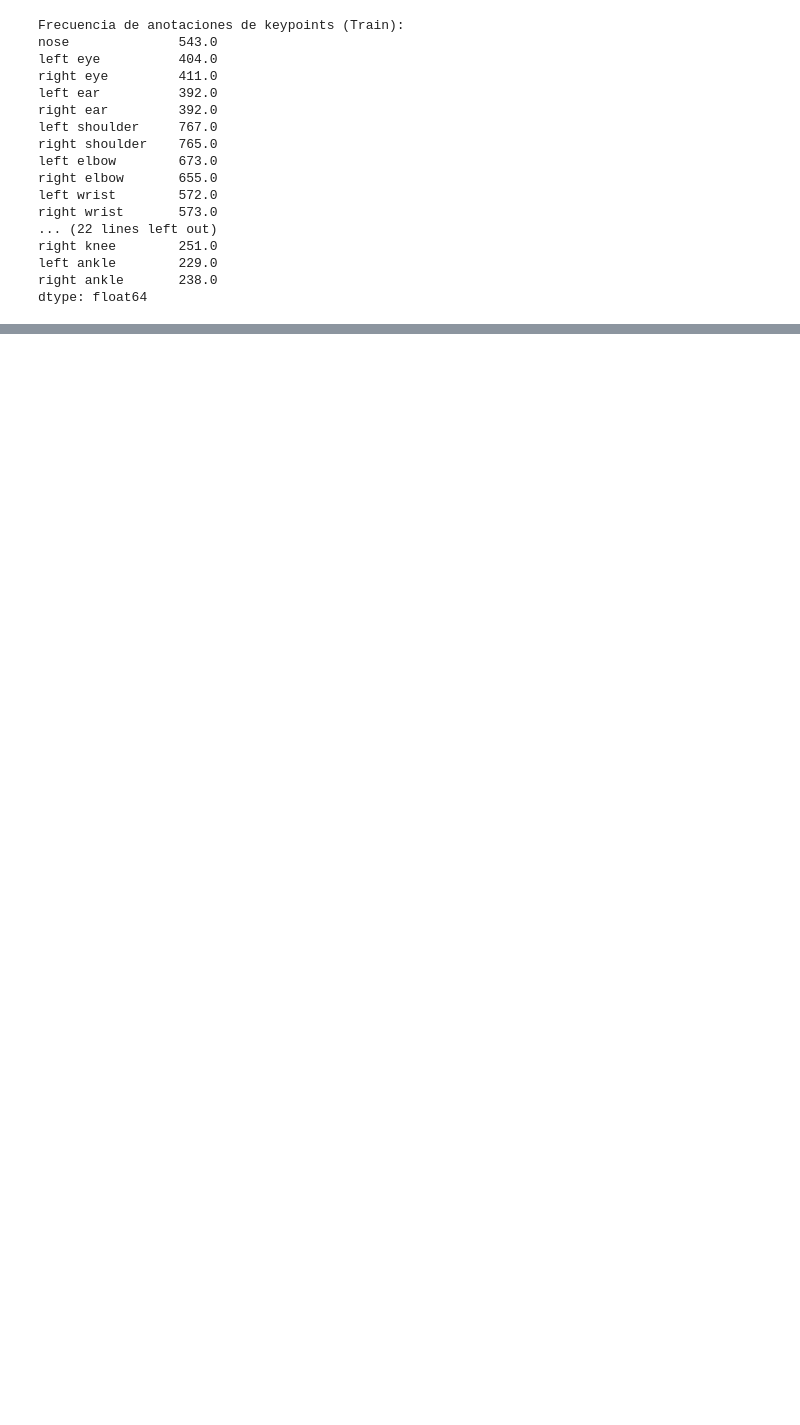
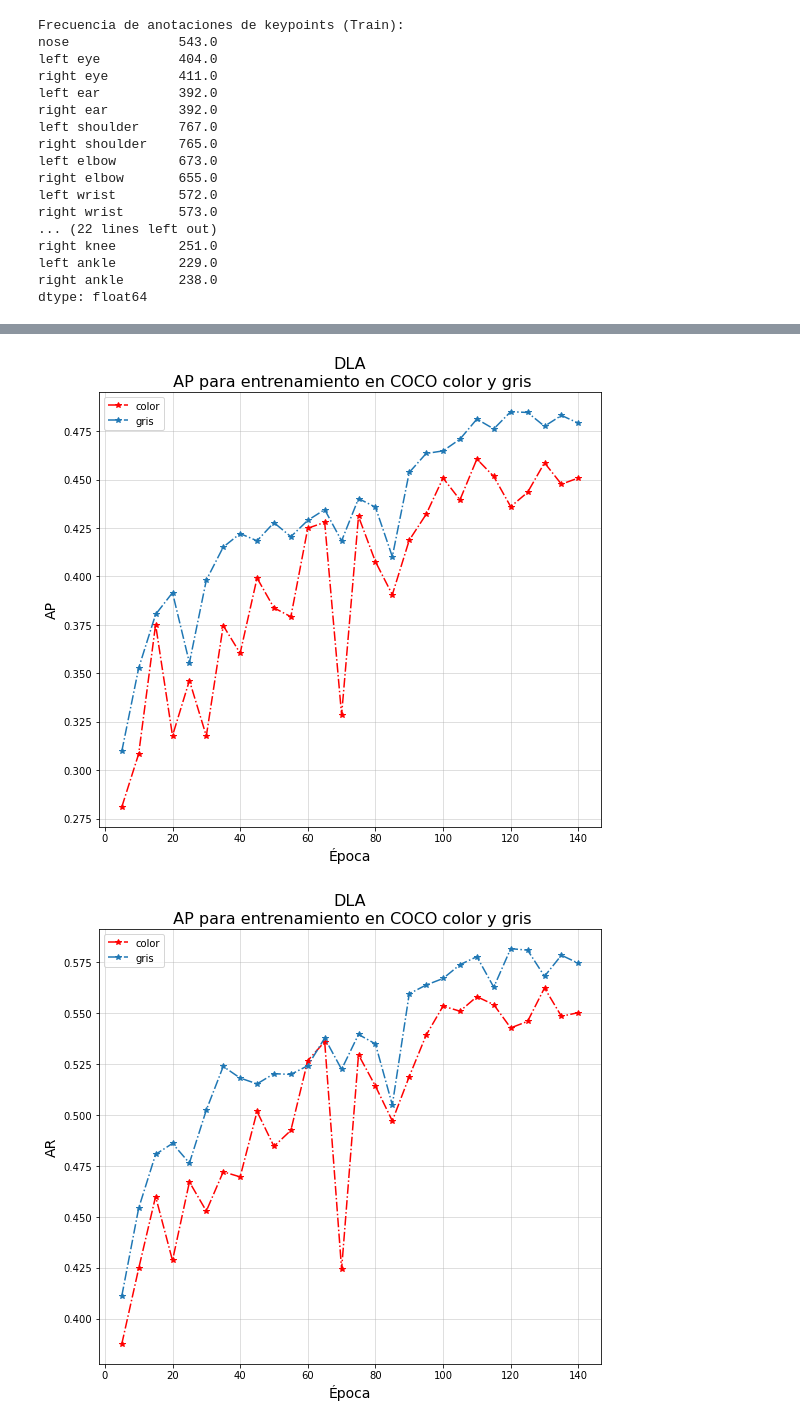
Before and after one commit to jsmithdlc/CenterNet-ThermalPose, a Jupyter notebook: src/pretty_plotts.ipynb, the cells around one changed output, grey strips where cells are left out. Saved outputs shown, nothing was run; the diff lists cells and outputs as text; code cells hidden in the pictures; blank space fills up the shorter version.

```diff
--- a/src/pretty_plotts.ipynb
+++ b/src/pretty_plotts.ipynb
@@ -172,0 +235,3 @@ dtype: float64
+# %%
+scores, opts = gather_results()
+scores.head(4)
@@ -172,0 +244,28 @@ dtype: float64
+# %%
+def plot_score_diff_domains(scores, score_name, model):
+    experiment = "{}_1x".format(model)
+    scores_1x_color = scores.loc["{}_color".format(experiment)].sort_values(by='epoch')
+    scores_1x_thermal = scores.loc[f"{experiment}_thermal"].sort_values(by='epoch')
+    fig, ax = plt.subplots(1,1,figsize=(9,8))
+    scores_1x_color.plot(x='epoch',y=score_name,style='*',ax=ax,linestyle='dashdot',
+                        label='color',color="red")
+    scores_1x_thermal.plot(x='epoch',y=score_name,style="*",linestyle='dashdot',ax=ax,label='gris')
+    plt.legend(loc='upper left')
+    if model=='dla':
+        model_title = "DLA"
+    elif model=='hg':
+        model_title="Hourglass"
+    elif model=='hrnet':
+        model_title="HRNet"
+    plt.title("{}\n AP para entrenamiento en COCO color y gris".format(model_title, score_name),
+             fontsize=16)
+    ax.set_ylabel(score_name,fontsize=14)
+    ax.set_xlabel("Época",fontsize=14)
+    ax.grid("minor",alpha=0.5)
+    plt.savefig("../figures/exp_plots/{}_1x/{}_color_vs_gray.png".format(model,score_name))
+# %%
+plot_score_diff_domains(scores, "AP","dla")
+plot_score_diff_domains(scores,"AR","dla")
+# %% [output]
+[figure, added]
+[figure, added]
```
Also changed, not shown: parts of 12 cells of this notebook, 31 other files.
